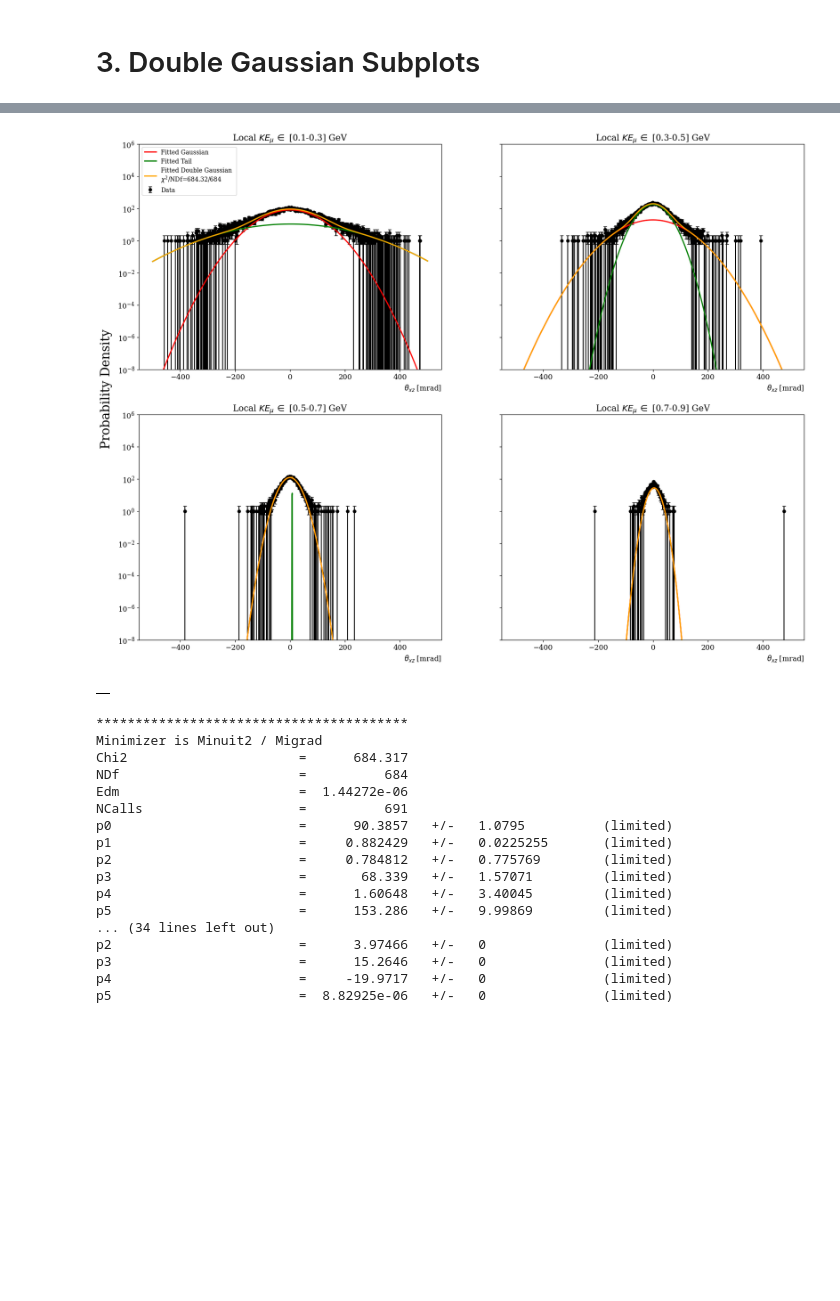
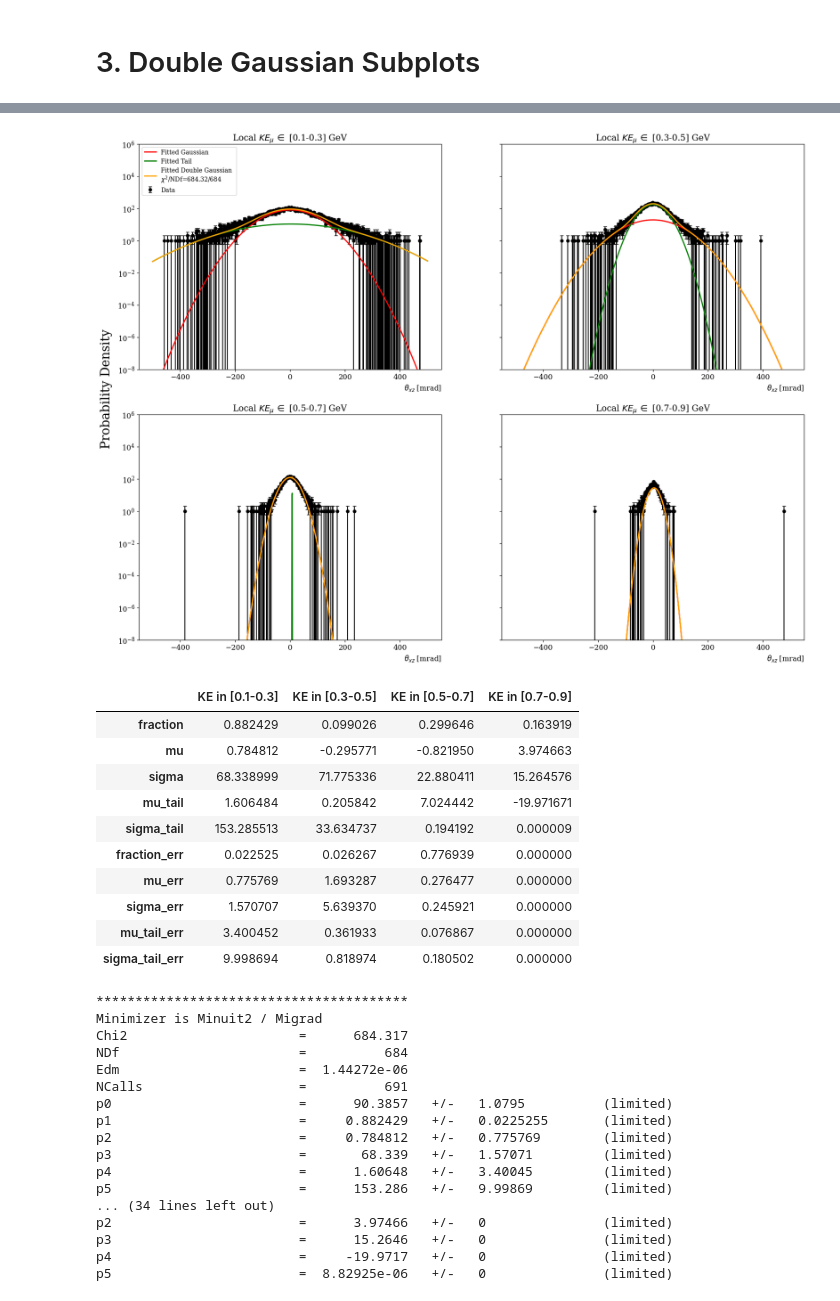
Before and after one commit to rhin525/mcs-dgaus, a Jupyter notebook: notebooks/mcs_MCSimStudy.ipynb, the cells around one changed output, grey strips where cells are left out. Cells and saved outputs as stored; diff of their text form; code cells hidden in the pictures; blank space fills up the shorter version.

```diff
--- a/notebooks/mcs_MCSimStudy.ipynb
+++ b/notebooks/mcs_MCSimStudy.ipynb
@@ -440,6 +438,7 @@ def double_gaus_subplots(df,column,energyBounds=[0.1,0.9],xname="",core=False,ta
     axs = axs.flatten()
 
     #parameters=[420.,0.98,0.,70.,0,300.5] -> Good init parameters for [0.1-0.3] GeV
+    df_list = []
     for i in range(len(energyBins)-1):
         count = 0
         e1 = energyBins[i]
@@ -512,36 +511,51 @@ def double_gaus_subplots(df,column,energyBounds=[0.1,0.9],xname="",core=False,ta
 
         axs[i].errorbar(bin_centers, bin_heights, yerr=np.sqrt(bin_heights), fmt='o', color='black', label='Data',markersize=5, capsize=3, linewidth=1.5, zorder=1)
         axs[i].set_yscale('log')
         if core: axs[i].plot(x, pdf, color='red', linewidth=2, label='Fitted Gaussian',zorder=2)
         if tail: axs[i].plot(x, pdf_tail, color='green', linewidth=2, label='Fitted Tail',zorder=3)
         axs[i].plot(x, double_pdf, color='orange', linewidth=2, label=f'Fitted Double Gaussian \n'+r'$\chi^2$/NDf'+f"={round(chi2,2)}/{ndf}", zorder=4)
         axs[i].set_title(r"Local $KE_{\mu} \, \in$ "+f"[{e1}-{e2}] GeV")
         axs[i].set_xlabel(xname, loc='right')
 
-        ser = pd.Series({f"KE in [{e1}-{e2}]":[fraction,mu,sigma,mu_tail,sigma_tail,fraction_err,mu_err,sigma_err,mu_tail_err,sigma_tail_err]})
-        pd.concat([dgaus_parameters,ser])
+        ser = pd.Series([fraction,mu,sigma,mu_tail,sigma_tail,fraction_err,mu_err,sigma_err,mu_tail_err,sigma_tail_err],index=['fraction','mu','sigma','mu_tail','sigma_tail','fraction_err','mu_err','sigma_err','mu_tail_err','sigma_tail_err'])
+        df2 = pd.DataFrame({f"KE in [{e1}-{e2}]": ser})
+        df_list.append(df2)
+
+    #create dataframe with resulting fit parameters
+    df1 = df_list[0]
+    dgaus_parameters = pd.concat(df_list,axis=1)
 
     #change y axis 1000 more to fit legends
     axs[0].legend(loc='upper left', fontsize=10)
     axs[0].set_ylim(0.00000001,1000000)
     fig.text(0.08, 0.5, 'Probability Density', va='center', rotation='vertical',size='xx-large')
     plt.tight_layout
     plt.show()
 
     return dgaus_parameters
 
 
 dgaus_fitResults = double_gaus_subplots(muon_df, 'dtheta_xz', xname=r'$\theta_{xz}$ [mrad]',energyBounds=[0.1, 0.9], core=True, tail=True, nbins=1000)
 dgaus_fitResults
 # %% [output]
 [0.1, 0.3, 0.5, 0.7, 0.9]
 4
 Integral of histogram:  18287.0
 Integral of histogram:  18466.0
 Integral of histogram:  7199.0
 Integral of histogram:  1841.0
 [figure]
-|  |
+|  | KE in [0.1-0.3] | KE in [0.3-0.5] | KE in [0.5-0.7] | KE in [0.7-0.9] |
+| fraction | 0.882429 | 0.099026 | 0.299646 | 0.163919 |
+| mu | 0.784812 | -0.295771 | -0.821950 | 3.974663 |
+| sigma | 68.338999 | 71.775336 | 22.880411 | 15.264576 |
+| mu_tail | 1.606484 | 0.205842 | 7.024442 | -19.971671 |
+| sigma_tail | 153.285513 | 33.634737 | 0.194192 | 0.000009 |
+| fraction_err | 0.022525 | 0.026267 | 0.776939 | 0.000000 |
+| mu_err | 0.775769 | 1.693287 | 0.276477 | 0.000000 |
+| sigma_err | 1.570707 | 5.639370 | 0.245921 | 0.000000 |
+| mu_tail_err | 3.400452 | 0.361933 | 0.076867 | 0.000000 |
+| sigma_tail_err | 9.998694 | 0.818974 | 0.180502 | 0.000000 |
 ****************************************
 Minimizer is Minuit2 / Migrad
 Chi2                      =      684.317
```
Also changed, not shown: parts of 1 cell of this notebook.
